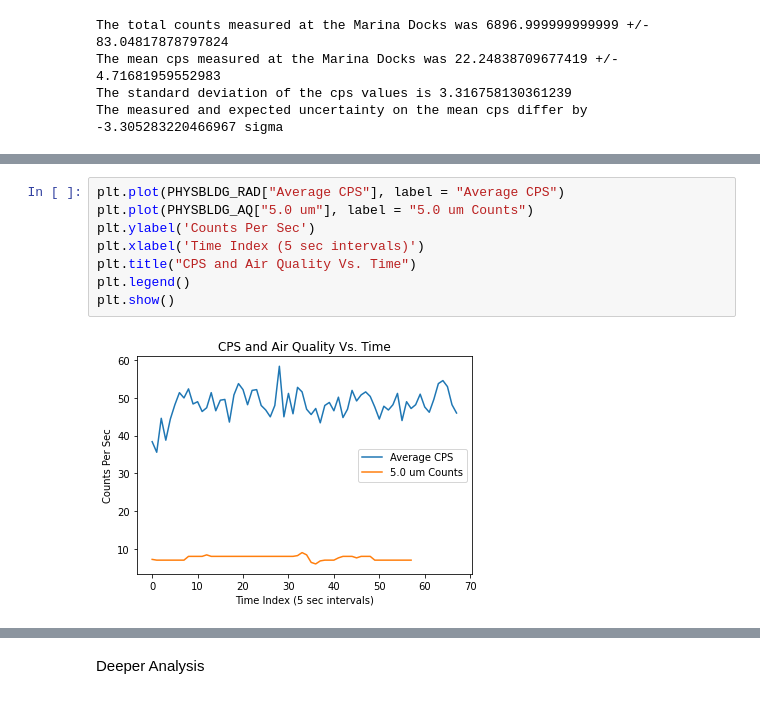
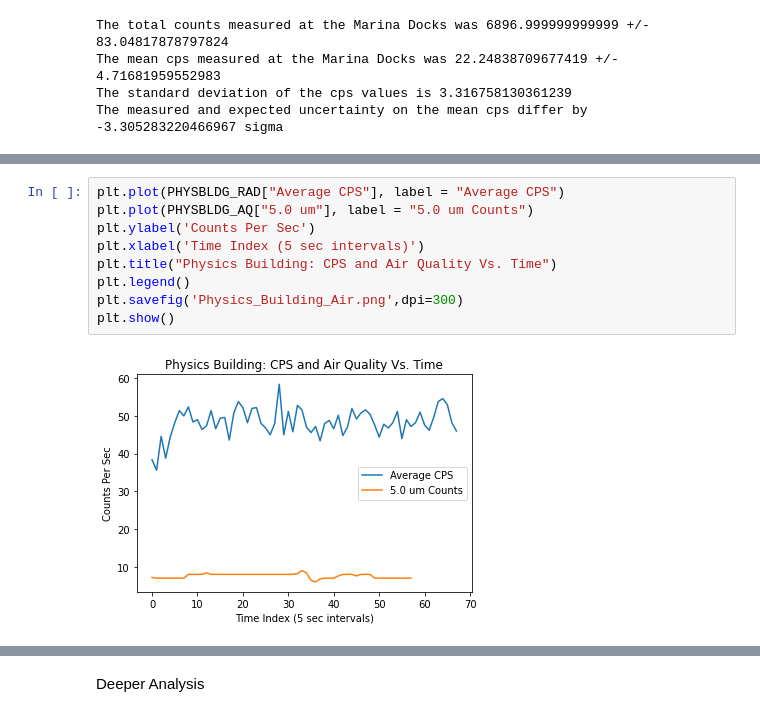
Before and after one commit to Gamecrasher-rgb/E11-LabWork, a Jupyter notebook: FinalProject/E11-Final Project Analysis.ipynb, the cells around one changed output, grey strips where cells are left out. Drawn from its saved outputs; the diff is of its cells as text.

```diff
--- a/FinalProject/E11-Final Project Analysis.ipynb
+++ b/FinalProject/E11-Final Project Analysis.ipynb
@@ -374,13 +384,14 @@ The measured and expected uncertainty on the mean cps differ by 11.4854892062448
 # %%
 plt.plot(PHYSBLDG_RAD["Average CPS"], label = "Average CPS")
 plt.plot(PHYSBLDG_AQ["5.0 um"], label = "5.0 um Counts")
 plt.ylabel('Counts Per Sec')
 plt.xlabel('Time Index (5 sec intervals)')
-plt.title("CPS and Air Quality Vs. Time")
+plt.title("Physics Building: CPS and Air Quality Vs. Time")
 plt.legend()
+plt.savefig('Physics_Building_Air.png',dpi=300)
 plt.show()
 # %% [output]
-[figure, old version]
+[figure, new version]
 # %%
 PHYSBLDG_mean_cps = np.mean(PHYSBLDG_RAD["Average CPS"])
 PHYSBLDG_mean_unc = np.sqrt (PHYSBLDG_mean_cps)
```
Also changed, not shown: parts of 71 cells of this notebook.
